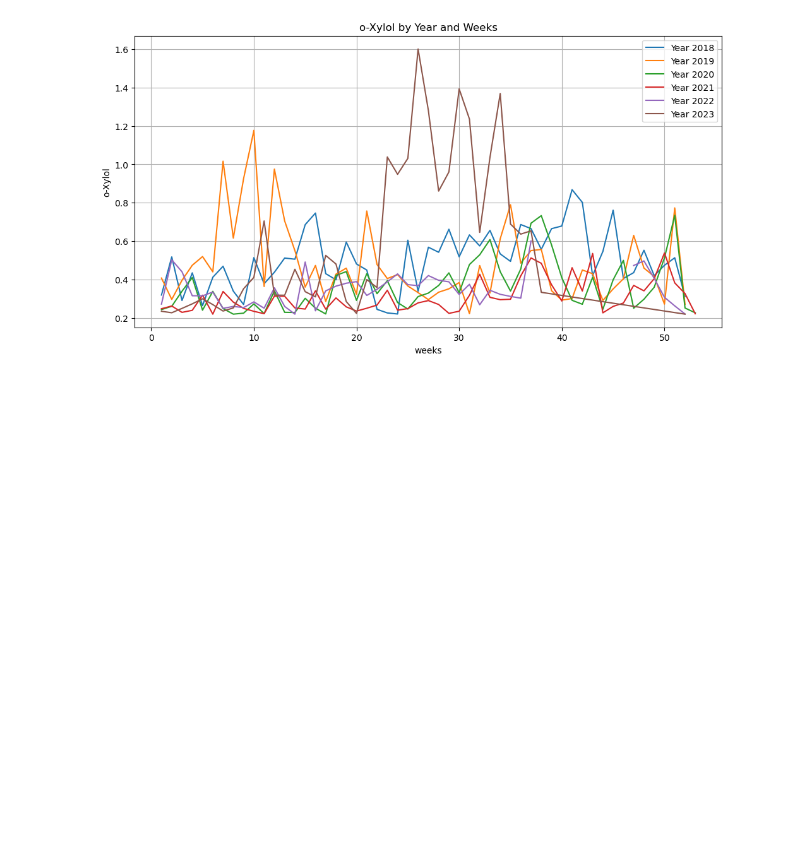
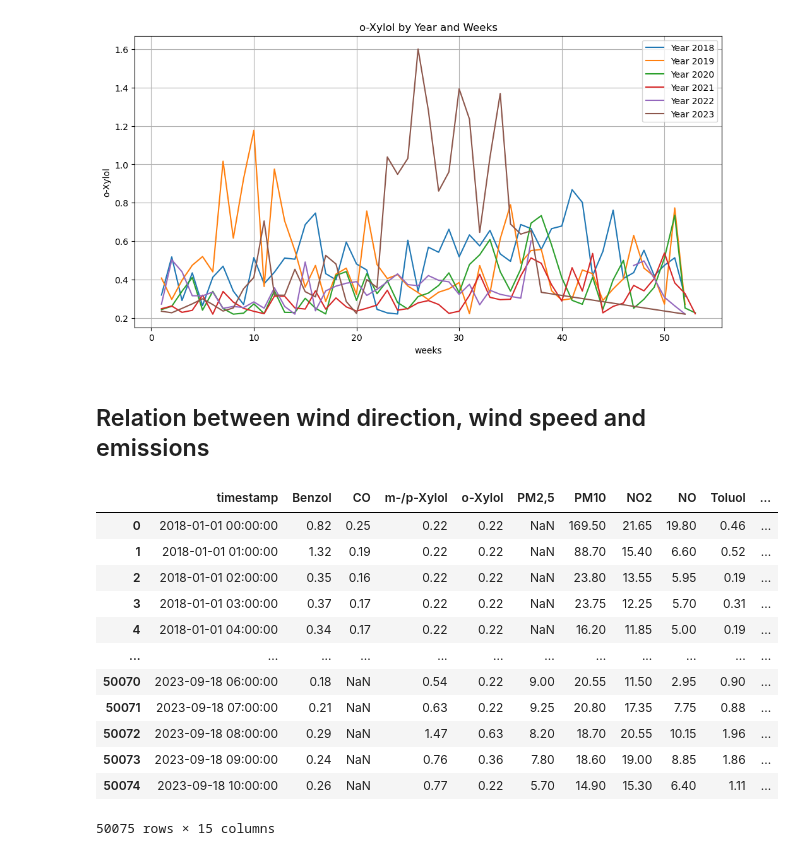
Before and after one commit to cathrinr/driving_change, a Jupyter notebook: plots.ipynb, the cells around one changed output. Drawn from its saved outputs; the diff is of its cells as text; code cells hidden in the pictures; blank space fills up the shorter version.

```diff
--- a/plots.ipynb
+++ b/plots.ipynb
@@ -327,3 +327,22 @@ for column in columns_to_plot:
 [figure]
 [figure]
 [figure]
+# %% [markdown]
+## Relation between wind direction, wind speed and emissions
+# %%
+emission_weather = emissions.merge(weather, how = 'left', on = 'timestamp')
+emission_weather
+# %% [output]
+|  | timestamp | Benzol | CO | m-/p-Xylol | o-Xylol | PM2,5 | PM10 | NO2 | NO | Toluol | ... |
+| 0 | 2018-01-01 00:00:00 | 0.82 | 0.25 | 0.22 | 0.22 | NaN | 169.50 | 21.65 | 19.80 | 0.46 | ... |
+| 1 | 2018-01-01 01:00:00 | 1.32 | 0.19 | 0.22 | 0.22 | NaN | 88.70 | 15.40 | 6.60 | 0.52 | ... |
+| 2 | 2018-01-01 02:00:00 | 0.35 | 0.16 | 0.22 | 0.22 | NaN | 23.80 | 13.55 | 5.95 | 0.19 | ... |
+| 3 | 2018-01-01 03:00:00 | 0.37 | 0.17 | 0.22 | 0.22 | NaN | 23.75 | 12.25 | 5.70 | 0.31 | ... |
+| 4 | 2018-01-01 04:00:00 | 0.34 | 0.17 | 0.22 | 0.22 | NaN | 16.20 | 11.85 | 5.00 | 0.19 | ... |
+| ... | ... | ... | ... | ... | ... | ... | ... | ... | ... | ... | ... |
+| 50070 | 2023-09-18 06:00:00 | 0.18 | NaN | 0.54 | 0.22 | 9.00 | 20.55 | 11.50 | 2.95 | 0.90 | ... |
+| 50071 | 2023-09-18 07:00:00 | 0.21 | NaN | 0.63 | 0.22 | 9.25 | 20.80 | 17.35 | 7.75 | 0.88 | ... |
+| 50072 | 2023-09-18 08:00:00 | 0.29 | NaN | 1.47 | 0.63 | 8.20 | 18.70 | 20.55 | 10.15 | 1.96 | ... |
+| 50073 | 2023-09-18 09:00:00 | 0.24 | NaN | 0.76 | 0.36 | 7.80 | 18.60 | 19.00 | 8.85 | 1.86 | ... |
+| 50074 | 2023-09-18 10:00:00 | 0.26 | NaN | 0.77 | 0.22 | 5.70 | 14.90 | 15.30 | 6.40 | 1.11 | ... |
+50075 rows × 15 columns
```
Also changed, not shown: parts of 6 cells of this notebook, 1 other file.
